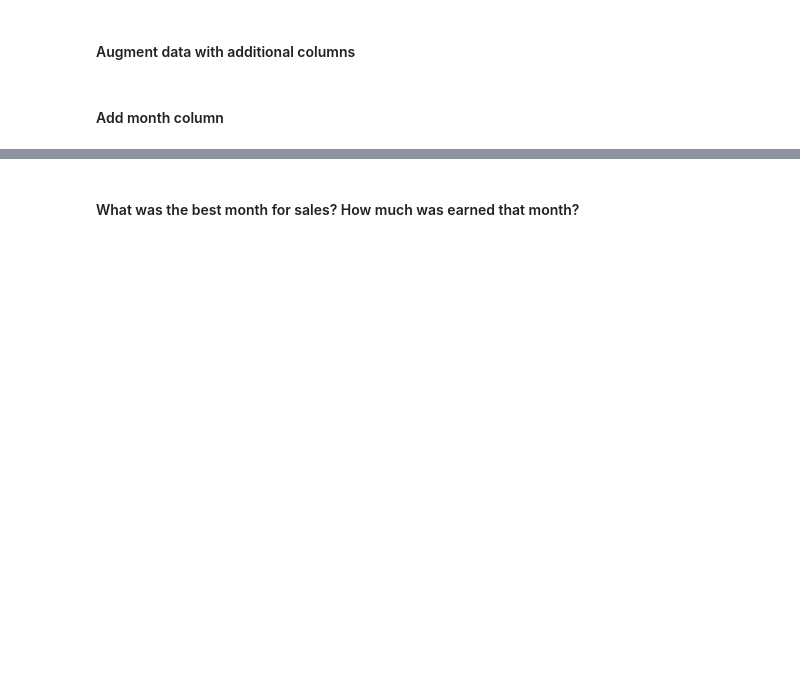
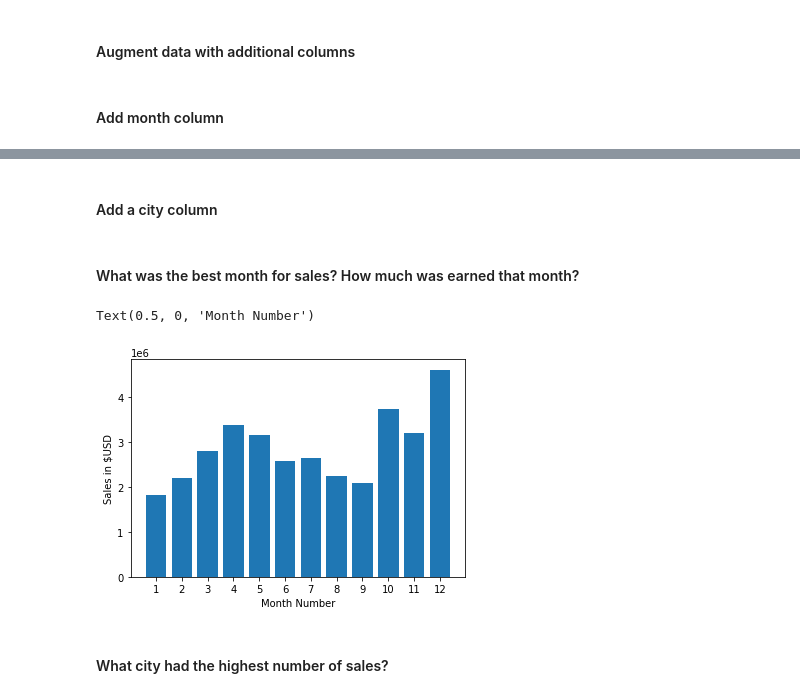
Before and after one commit to austbuhl/Pandas-Data-Science-Tasks, a Jupyter notebook: SalesAnalysis/Analysis.ipynb, the cells around one changed output, grey strips where cells are left out. Cells and saved outputs as stored; diff of their text form; code cells hidden in the pictures; blank space fills up the shorter version.

```diff
--- a/SalesAnalysis/Analysis.ipynb
+++ b/SalesAnalysis/Analysis.ipynb
@@ -72,0 +65,5 @@ See the caveats in the documentation: https://pandas.pydata.org/pandas-docs/stab
+# %%
+all_data['Quantity Ordered'] = pd.to_numeric(all_data['Quantity Ordered'])
+all_data['Price Each'] = pd.to_numeric(all_data['Price Each'])
+
+all_data.head()
@@ -72,0 +79,3 @@ See the caveats in the documentation: https://pandas.pydata.org/pandas-docs/stab
+# %%
+all_data['Sales'] = all_data['Quantity Ordered'] * all_data['Price Each']
+all_data.head()
@@ -73,2 +89,22 @@ See the caveats in the documentation: https://pandas.pydata.org/pandas-docs/stab
+# %% [markdown]
+#### Add a city column
+# %%
+all_data['City'] = all_data['Purchase Address'].apply(lambda x: x.split(',')[1])
 # %% [markdown]
 #### What was the best month for sales? How much was earned that month?
+# %%
+monthly_sales = all_data.groupby('Month').sum()['Sales']
+# %%
+import matplotlib.pyplot as plt
+
+months = range(1, 13)
+
+plt.bar(months, monthly_sales)
+plt.xticks(months)
+plt.ylabel('Sales in $USD')
+plt.xlabel('Month Number')
+# %% [output]
+Text(0.5, 0, 'Month Number')
+[figure, added]
+# %% [markdown]
+#### What city had the highest number of sales?
```
Also changed, not shown: parts of 16 cells of this notebook, 2 other files.
